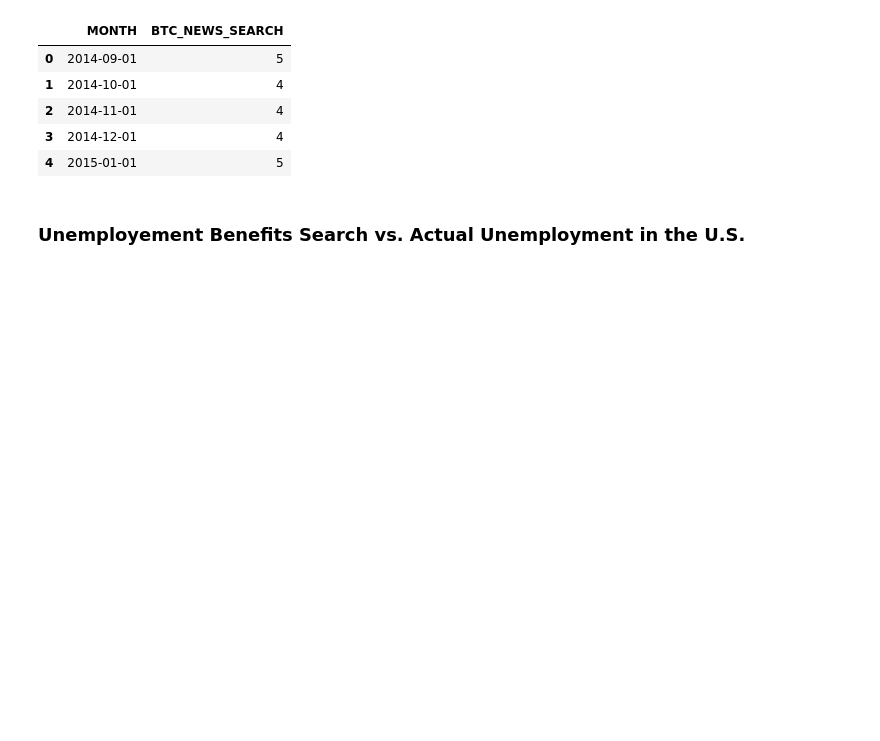
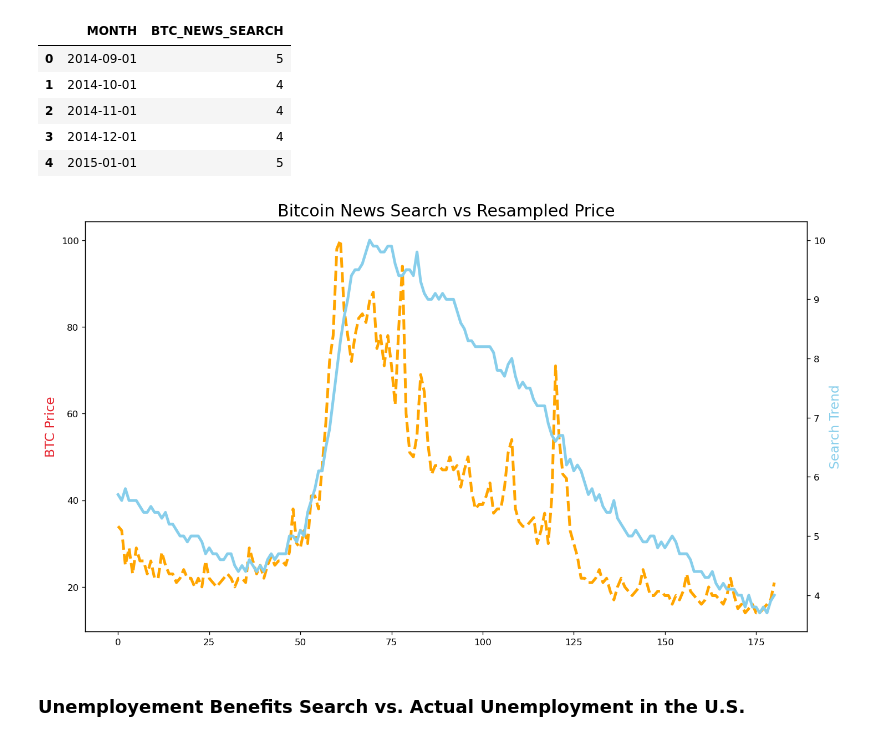
Before and after one commit to archie122/100-days-of-code, a Jupyter notebook: Day_70/Google Trends Data Viz /Google Trends and Data Visualisation (start).ipynb, the cells around one changed output. Saved outputs shown, nothing was run; the diff lists cells and outputs as text; code cells hidden in the pictures; blank space fills up the shorter version.

```diff
--- a/Day_70/Google Trends Data Viz /Google Trends and Data Visualisation (start).ipynb
+++ b/Day_70/Google Trends Data Viz /Google Trends and Data Visualisation (start).ipynb
@@ -292,3 +286,21 @@ df_btc_search.head()
+# %%
+plt.figure(figsize=(14,8), dpi=120)
+plt.title('Bitcoin News Search vs Resampled Price', fontsize=18)
+
+ax1 = plt.gca()
+ax2 = ax1.twinx()
+
+# Also, increase fontsize and linewidth for larger charts
+ax1.set_ylabel('BTC Price', color='#E6232E', fontsize=14)
+ax2.set_ylabel('Search Trend', color='skyblue', fontsize=14)
+
+ax1.plot(df_btc_monthly.index, df_btc_monthly.CLOSE, color='orange', linewidth=3, linestyle='--')
+ax2.plot(df_btc_search.MONTH, df_btc_search.BTC_NEWS_SEARCH, color='skyblue', linewidth=3)
+
+# Displays chart explicitly
+plt.show()
+# %% [output]
+[figure, added]
 # %% [markdown]
 ### Unemployement Benefits Search vs. Actual Unemployment in the U.S.
 # %% [markdown]
```
Also changed, not shown: parts of 6 cells of this notebook, 3 other files.
